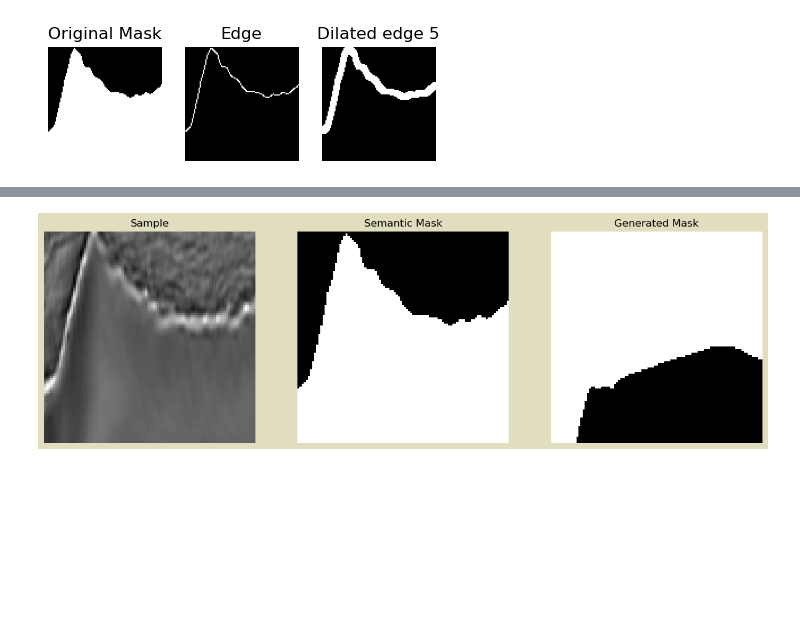
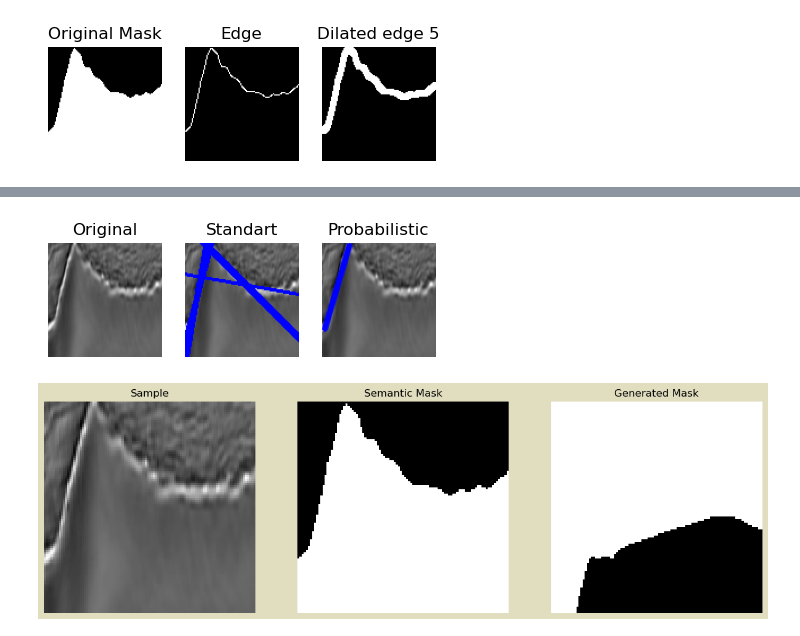
Before and after one commit to lucterres/textureSSD, a Jupyter notebook: msk morf ops.ipynb, the cells around one changed output, grey strips where cells are left out. Drawn from its saved outputs; the diff is of its cells as text; code cells hidden in the pictures; blank space fills up the shorter version.

```diff
--- a/msk morf ops.ipynb
+++ b/msk morf ops.ipynb
@@ -73,3 +142,18 @@ plt.show()
+# %%
+# plt imshow 3 columns
+plt.figure(figsize=(5,5))
+plt.subplot(131),plt.imshow(original,cmap = 'gray')
+plt.title('Original'), plt.xticks([]), plt.yticks([])
+plt.axis('off')
+plt.subplot(132),plt.imshow(img,cmap = 'gray')
+plt.title('Standart'), plt.xticks([]), plt.yticks([])
+plt.axis('off')
+plt.subplot(133),plt.imshow(imgP,cmap = 'gray')
+plt.title('Probabilistic'), plt.xticks([]), plt.yticks([])
+plt.axis('off')
+plt.show()
+# %% [output]
+[figure, added]
 # %%
 sample = load(sample_path)
 sample_semantic_mask = load(sample_semantic_mask_path)
```
Also changed, not shown: parts of 5 cells of this notebook, 4 other files.
